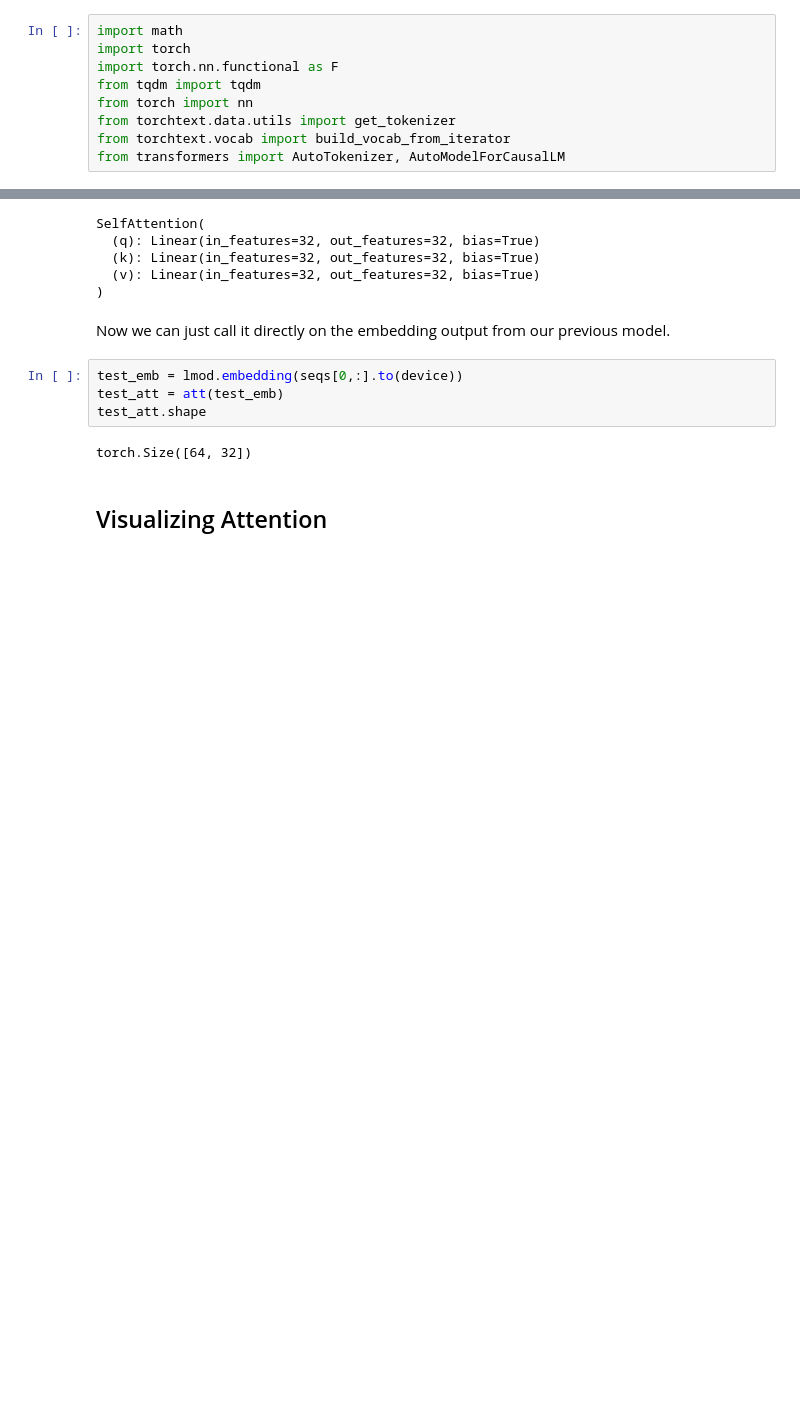
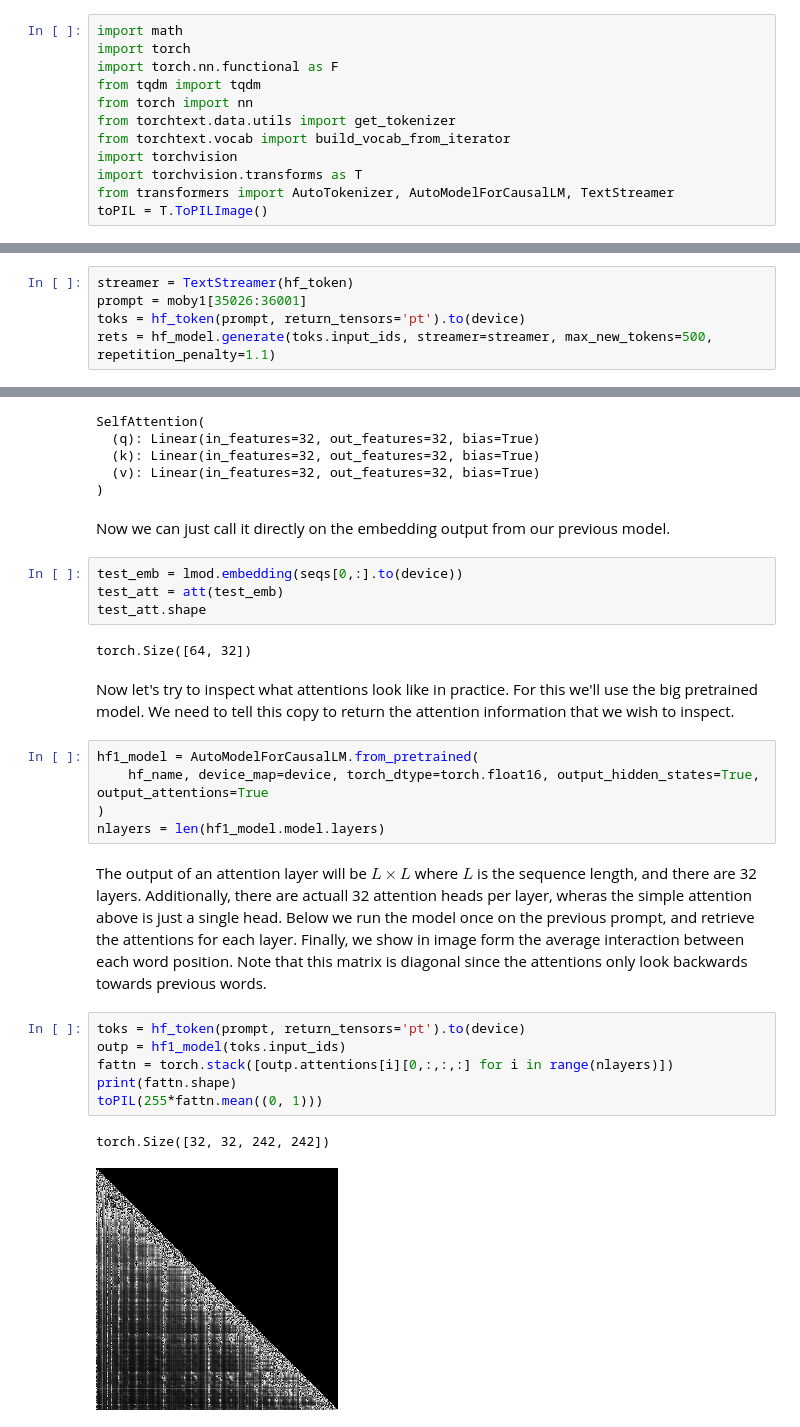
Before and after one commit to iamlemec/grad_code, a Jupyter notebook: code/lecture_6.ipynb, the cells around one changed output, grey strips where cells are left out. Cells and saved outputs as stored; diff of their text form; blank space fills up the shorter version.

```diff
--- a/code/lecture_6.ipynb
+++ b/code/lecture_6.ipynb
@@ -8,7 +8,10 @@ from tqdm import tqdm
 from torch import nn
 from torchtext.data.utils import get_tokenizer
 from torchtext.vocab import build_vocab_from_iterator
-from transformers import AutoTokenizer, AutoModelForCausalLM
+import torchvision
+import torchvision.transforms as T
+from transformers import AutoTokenizer, AutoModelForCausalLM, TextStreamer
+toPIL = T.ToPILImage()
 # %%
 # configure matplotlib output
 import matplotlib.pyplot as plt
@@ -260,0 +227,5 @@ Using pad_token, but it is not set yet.
+# %%
+streamer = TextStreamer(hf_token)
+prompt = moby1[35026:36001]
+toks = hf_token(prompt, return_tensors='pt').to(device)
+rets = hf_model.generate(toks.input_ids, streamer=streamer, max_new_tokens=500, repetition_penalty=1.1)
@@ -317,5 +330,21 @@ test_att = att(test_emb)
 test_att.shape
 # %% [output]
 torch.Size([64, 32])
-# %% [markdown]
-## Visualizing Attention
+# %% [markdown]
+Now let's try to inspect what attentions look like in practice. For this we'll use the big pretrained model. We need to tell this copy to return the attention information that we wish to inspect.
+# %%
+hf1_model = AutoModelForCausalLM.from_pretrained(
+    hf_name, device_map=device, torch_dtype=torch.float16, output_hidden_states=True, output_attentions=True
+)
+nlayers = len(hf1_model.model.layers)
+# %% [markdown]
+The output of an attention layer will be $L \times L$ where $L$ is the sequence length, and there are 32 layers. Additionally, there are actuall 32 attention heads per layer, wheras the simple attention above is just a single head. Below we run the model once on the previous prompt, and retrieve the attentions for each layer. Finally, we show in image form the average interaction between each word position. Note that this matrix is diagonal since the attentions only look backwards towards previous words.
+# %%
+toks = hf_token(prompt, return_tensors='pt').to(device)
+outp = hf1_model(toks.input_ids)
+fattn = torch.stack([outp.attentions[i][0,:,:,:] for i in range(nlayers)])
+print(fattn.shape)
+toPIL(255*fattn.mean((0, 1)))
+# %% [output]
+torch.Size([32, 32, 242, 242])
+[figure, added]
```
Also changed, not shown: parts of 17 cells of this notebook, 2 other files.
